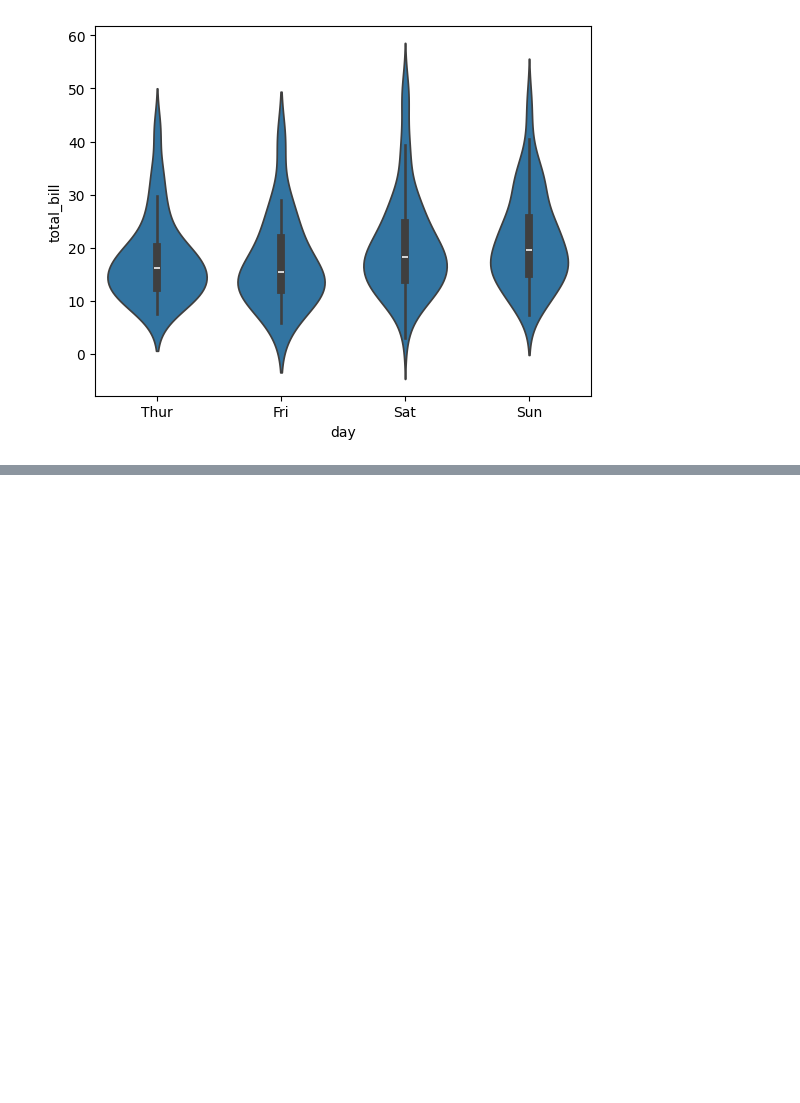
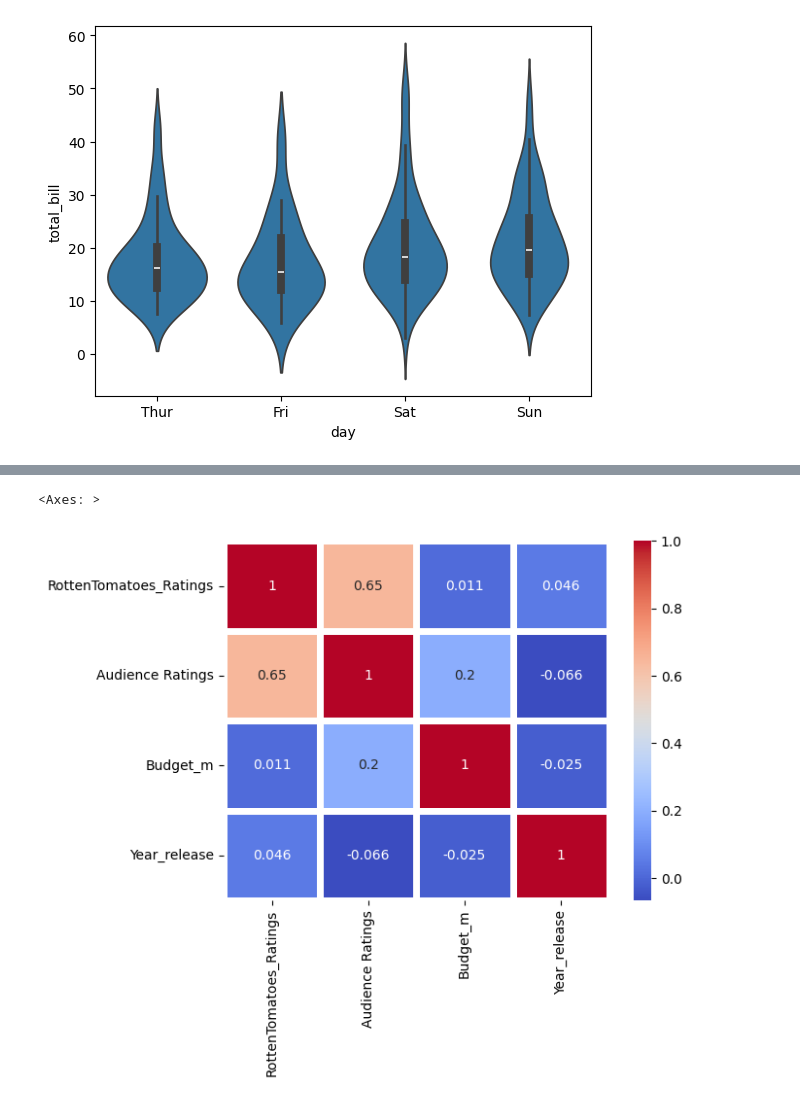
Before and after one commit to radtothebone/data-science-3401, a Jupyter notebook: Plot types 2.ipynb, the cells around one changed output, grey strips where cells are left out. Saved outputs shown, nothing was run; the diff lists cells and outputs as text; code cells hidden in the pictures; blank space fills up the shorter version.

```diff
--- a/Plot types 2.ipynb
+++ b/Plot types 2.ipynb
@@ -59,0 +92,7 @@ plt.show()
+# %%
+# The heatmap
+correlation_matrix = data.corr(numeric_only=True)
+sns.heatmap(correlation_matrix, annot=True, cmap='coolwarm', linewidths=5)
+# %% [output]
+<Axes: >
+[figure, added]
```
Also changed, not shown: parts of 6 cells of this notebook, 4 other files.
